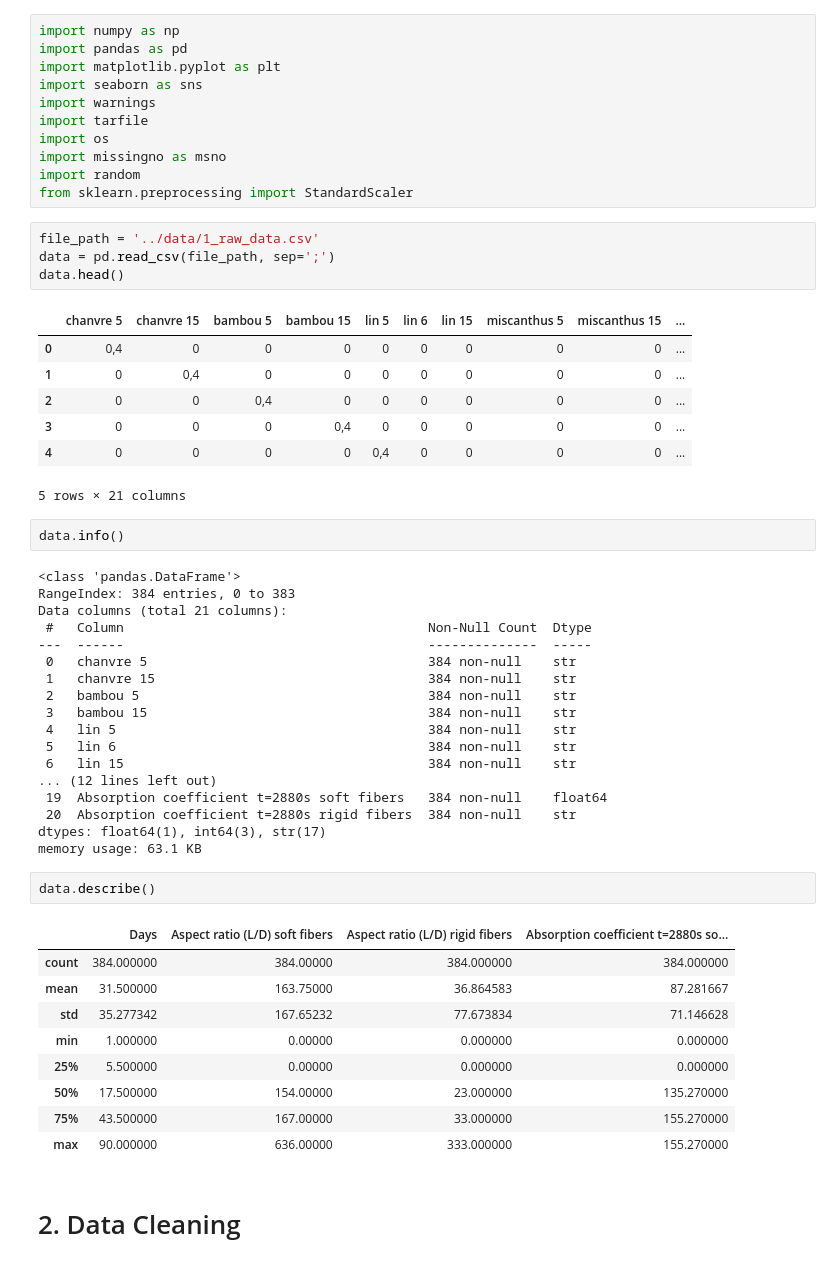
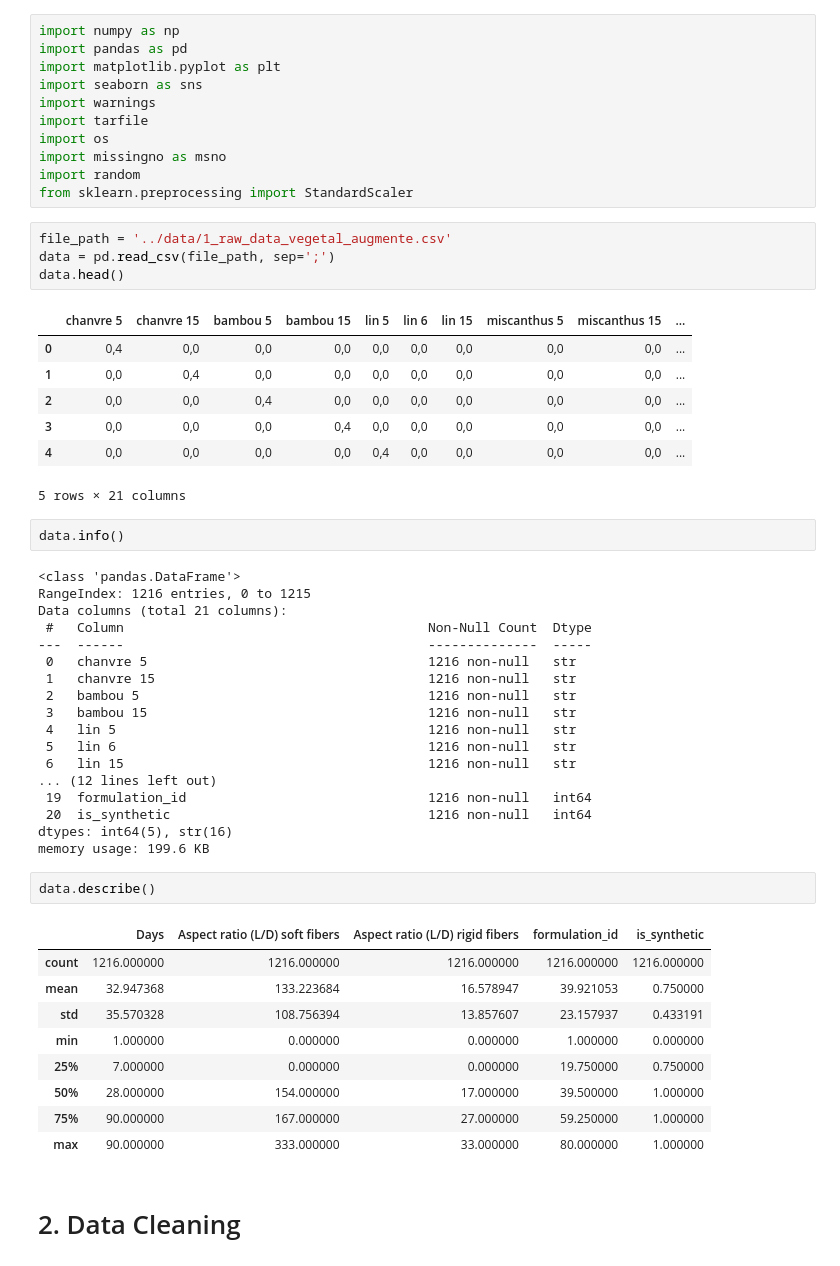
Before and after one commit to Mattbalaise/fiber-prediction-ir, a Jupyter notebook: code/merged-fiber/data-pipeline/data-preprocessing.ipynb, the cells around one changed output. Cells and saved outputs as stored; diff of their text form.

```diff
--- a/code/merged-fiber/data-pipeline/data-preprocessing.ipynb
+++ b/code/merged-fiber/data-pipeline/data-preprocessing.ipynb
@@ -10,49 +10,49 @@ import missingno as msno
 import random
 from sklearn.preprocessing import StandardScaler
 # %%
-file_path = '../data/1_raw_data.csv'
+file_path = '../data/1_raw_data_vegetal_augmente.csv'
 data = pd.read_csv(file_path, sep=';')
 data.head()
 # %% [output]
 |  | chanvre 5 | chanvre 15 | bambou 5 | bambou 15 | lin 5 | lin 6 | lin 15 | miscanthus 5 | miscanthus 15 | ... |
-| 0 | 0,4 | 0 | 0 | 0 | 0 | 0 | 0 | 0 | 0 | ... |
-| 1 | 0 | 0,4 | 0 | 0 | 0 | 0 | 0 | 0 | 0 | ... |
-| 2 | 0 | 0 | 0,4 | 0 | 0 | 0 | 0 | 0 | 0 | ... |
-| 3 | 0 | 0 | 0 | 0,4 | 0 | 0 | 0 | 0 | 0 | ... |
-| 4 | 0 | 0 | 0 | 0 | 0,4 | 0 | 0 | 0 | 0 | ... |
+| 0 | 0,4 | 0,0 | 0,0 | 0,0 | 0,0 | 0,0 | 0,0 | 0,0 | 0,0 | ... |
+| 1 | 0,0 | 0,4 | 0,0 | 0,0 | 0,0 | 0,0 | 0,0 | 0,0 | 0,0 | ... |
+| 2 | 0,0 | 0,0 | 0,4 | 0,0 | 0,0 | 0,0 | 0,0 | 0,0 | 0,0 | ... |
+| 3 | 0,0 | 0,0 | 0,0 | 0,4 | 0,0 | 0,0 | 0,0 | 0,0 | 0,0 | ... |
+| 4 | 0,0 | 0,0 | 0,0 | 0,0 | 0,4 | 0,0 | 0,0 | 0,0 | 0,0 | ... |
 5 rows × 21 columns
 # %%
 data.info()
 # %% [output]
 <class 'pandas.DataFrame'>
-RangeIndex: 384 entries, 0 to 383
+RangeIndex: 1216 entries, 0 to 1215
 Data columns (total 21 columns):
  #   Column                                       Non-Null Count  Dtype
 ---  ------                                       --------------  -----
- 0   chanvre 5                                    384 non-null    str
- 1   chanvre 15                                   384 non-null    str
- 2   bambou 5                                     384 non-null    str
- 3   bambou 15                                    384 non-null    str
- 4   lin 5                                        384 non-null    str
- 5   lin 6                                        384 non-null    str
- 6   lin 15                                       384 non-null    str
+ 0   chanvre 5                                    1216 non-null   str
+ 1   chanvre 15                                   1216 non-null   str
+ 2   bambou 5                                     1216 non-null   str
+ 3   bambou 15                                    1216 non-null   str
+ 4   lin 5                                        1216 non-null   str
+ 5   lin 6                                        1216 non-null   str
+ 6   lin 15                                       1216 non-null   str
 ... (12 lines left out)
- 19  Absorption coefficient t=2880s soft fibers   384 non-null    float64
- 20  Absorption coefficient t=2880s rigid fibers  384 non-null    str
-dtypes: float64(1), int64(3), str(17)
-memory usage: 63.1 KB
+ 19  formulation_id                               1216 non-null   int64
+ 20  is_synthetic                                 1216 non-null   int64
+dtypes: int64(5), str(16)
+memory usage: 199.6 KB
 # %%
 data.describe()
 # %% [output]
-|  | Days | Aspect ratio (L/D) soft fibers | Aspect ratio (L/D) rigid fibers | Absorption coefficient t=2880s so... |
-| count | 384.000000 | 384.00000 | 384.000000 | 384.000000 |
-| mean | 31.500000 | 163.75000 | 36.864583 | 87.281667 |
-| std | 35.277342 | 167.65232 | 77.673834 | 71.146628 |
-| min | 1.000000 | 0.00000 | 0.000000 | 0.000000 |
-| 25% | 5.500000 | 0.00000 | 0.000000 | 0.000000 |
-| 50% | 17.500000 | 154.00000 | 23.000000 | 135.270000 |
-| 75% | 43.500000 | 167.00000 | 33.000000 | 155.270000 |
-| max | 90.000000 | 636.00000 | 333.000000 | 155.270000 |
+|  | Days | Aspect ratio (L/D) soft fibers | Aspect ratio (L/D) rigid fibers | formulation_id | is_synthetic |
+| count | 1216.000000 | 1216.000000 | 1216.000000 | 1216.000000 | 1216.000000 |
+| mean | 32.947368 | 133.223684 | 16.578947 | 39.921053 | 0.750000 |
+| std | 35.570328 | 108.756394 | 13.857607 | 23.157937 | 0.433191 |
+| min | 1.000000 | 0.000000 | 0.000000 | 1.000000 | 0.000000 |
+| 25% | 7.000000 | 0.000000 | 0.000000 | 19.750000 | 0.750000 |
+| 50% | 28.000000 | 154.000000 | 17.000000 | 39.500000 | 1.000000 |
+| 75% | 90.000000 | 167.000000 | 27.000000 | 59.250000 | 1.000000 |
+| max | 90.000000 | 333.000000 | 33.000000 | 80.000000 | 1.000000 |
 # %% [markdown]
 # 2. Data Cleaning
 # %% [markdown]
```
Also changed, not shown: parts of 8 cells of this notebook, 30 other files.
